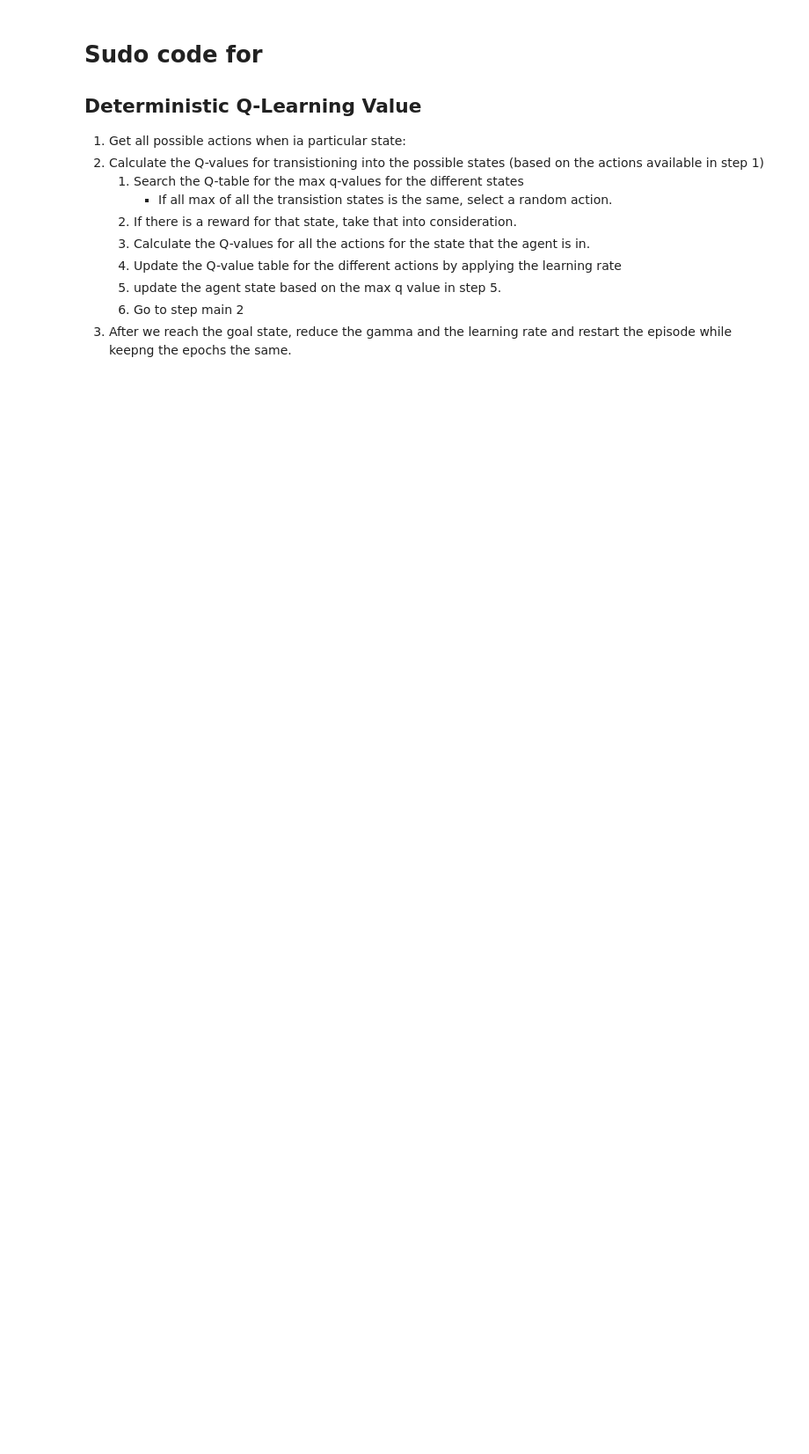
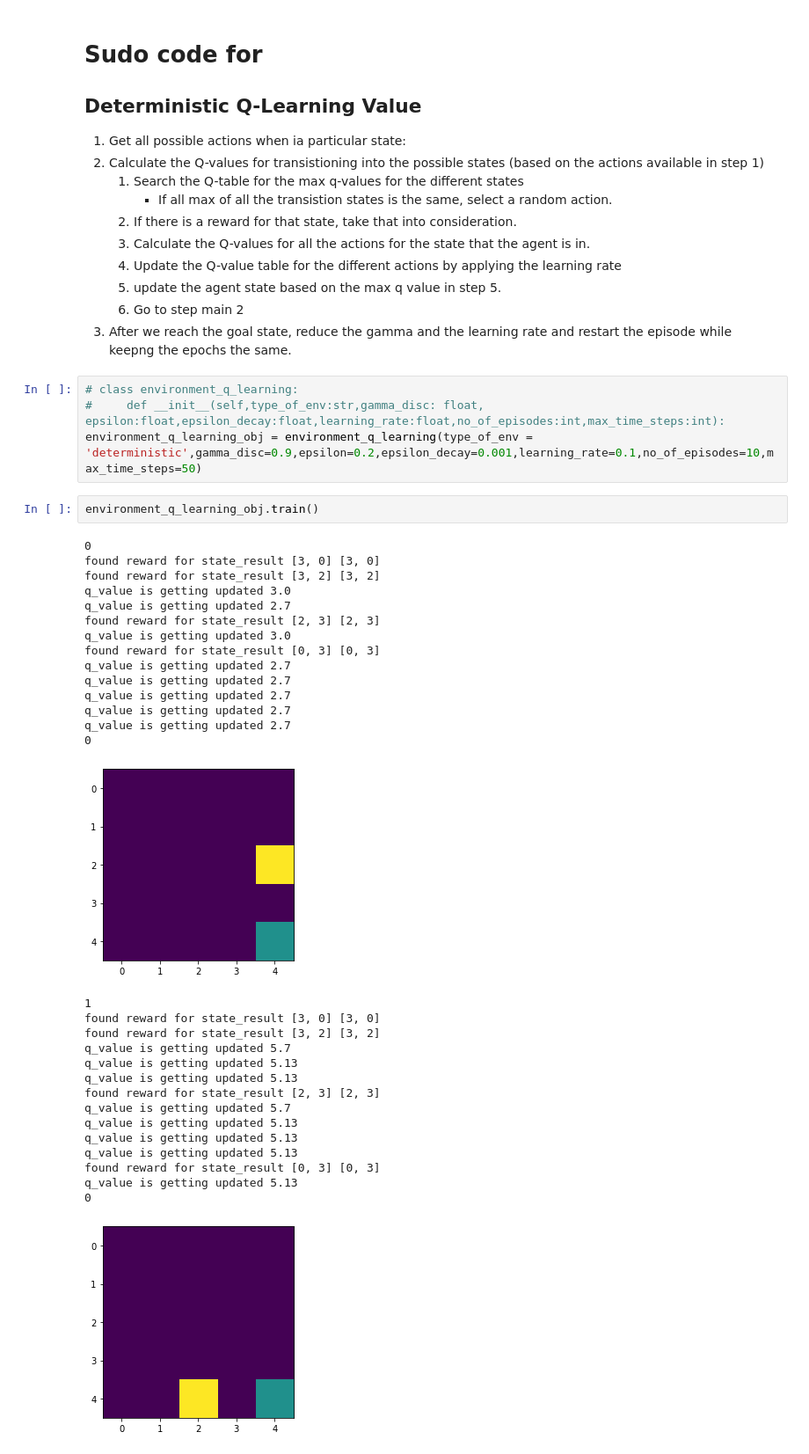
Before and after one commit to prodigy803/UB_CSE546_Project1, a Jupyter notebook: RL_Assignment_1_Part2_V1.ipynb, the cells around one changed output. Shown at 88% size. Cells and saved outputs as stored; diff of their text form; blank space fills up the shorter version.

Commit message:
Deterministic Q Value Almost done

```diff
--- a/RL_Assignment_1_Part2_V1.ipynb
+++ b/RL_Assignment_1_Part2_V1.ipynb
@@ -248,3 +296,40 @@ class environment_q_learning:
     4. update the agent state based on the max q value in step 5.
     5. Go to step main 2
 3. After we reach the goal state, reduce the gamma and the learning rate and restart the episode while keepng the epochs the same.
+# %%
+# class environment_q_learning:
+#     def __init__(self,type_of_env:str,gamma_disc: float, epsilon:float,epsilon_decay:float,learning_rate:float,no_of_episodes:int,max_time_steps:int):
+environment_q_learning_obj = environment_q_learning(type_of_env = 'deterministic',gamma_disc=0.9,epsilon=0.2,epsilon_decay=0.001,learning_rate=0.1,no_of_episodes=10,max_time_steps=50)
+# %%
+environment_q_learning_obj.train()
+# %% [output]
+0
+found reward for state_result [3, 0] [3, 0]
+found reward for state_result [3, 2] [3, 2]
+q_value is getting updated 3.0
+q_value is getting updated 2.7
+found reward for state_result [2, 3] [2, 3]
+q_value is getting updated 3.0
+found reward for state_result [0, 3] [0, 3]
+q_value is getting updated 2.7
+q_value is getting updated 2.7
+q_value is getting updated 2.7
+q_value is getting updated 2.7
+q_value is getting updated 2.7
+0
+[figure, added]
+1
+found reward for state_result [3, 0] [3, 0]
+found reward for state_result [3, 2] [3, 2]
+q_value is getting updated 5.7
+q_value is getting updated 5.13
+q_value is getting updated 5.13
+found reward for state_result [2, 3] [2, 3]
+q_value is getting updated 5.7
+q_value is getting updated 5.13
+q_value is getting updated 5.13
+q_value is getting updated 5.13
+found reward for state_result [0, 3] [0, 3]
+q_value is getting updated 5.13
+0
+[figure, added]
```
Also changed, not shown: parts of 3 cells of this notebook, 1 other file.
